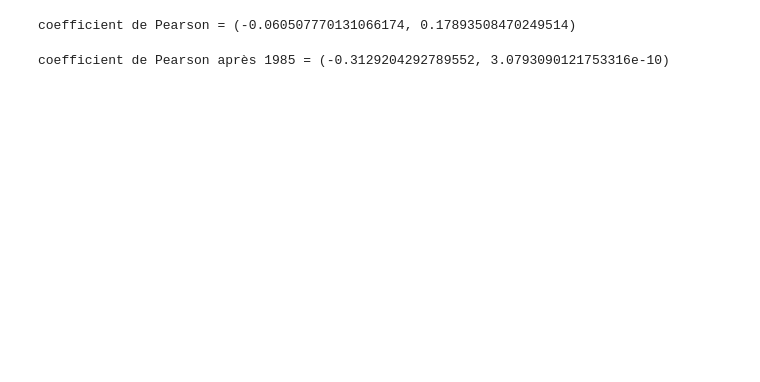
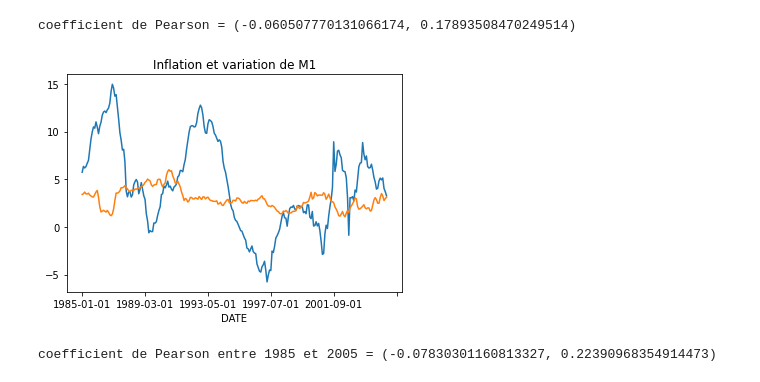
Before and after one commit to felipe-fp/corcovado, a Jupyter notebook: M1_analysis.ipynb, the cells around one changed output. Cells and saved outputs as stored; diff of their text form; code cells hidden in the pictures; blank space fills up the shorter version.

```diff
--- a/M1_analysis.ipynb
+++ b/M1_analysis.ipynb
@@ -53,17 +52,30 @@ coeff_pearson = pearsonr(x1,y1)
 print("coefficient de Pearson = {}".format(coeff_pearson))
 # %% [output]
 coefficient de Pearson = (-0.060507770131066174, 0.17893508470249514)
+# %%
+## inlfation et delta_difference de m1 entre 1985 et 2005 ##
+
+delta_difference_1985 = delta_difference.loc['1985-01-01':'2005-03-01']
+inflation_1985 = inflation.loc['1985-01-01':'2005-03-01']
+
+plt.figure()
+delta_difference_1985['M1'].plot()
+inflation_1985['delta'].plot()
+plt.title('Inflation et variation de M1')
+plt.show()
+# %% [output]
+[figure, added]
 # %%
-## inlfation et delta_difference de m1 entre 1985 et 2017 ##
+############# Analyse statistique de base #############
 
-delta_difference_1985 = delta_difference.loc['1985-01-01':'2017-03-01']
-inflation_1985 = inflation.loc['1985-01-01':'2017-03-01']
+delta_difference_1985 = delta_difference.loc['1985-01-01':'2005-03-01']
+inflation_1985 = inflation.loc['1985-01-01':'2005-03-01']
 
 x2 = inflation_1985['delta'].values
-y2 = delta_difference_1985['0'].values
+y2 = delta_difference_1985['M1'].values
 
 from scipy.stats import pearsonr
 coeff_pearson = pearsonr(x2,y2)
-print("coefficient de Pearson après 1985 = {}".format(coeff_pearson))
+print("coefficient de Pearson entre 1985 et 2005 = {}".format(coeff_pearson))
 # %% [output]
-coefficient de Pearson après 1985 = (-0.3129204292789552, 3.0793090121753316e-10)
+coefficient de Pearson entre 1985 et 2005 = (-0.07830301160813327, 0.22390968354914473)
```
Also changed, not shown: parts of 3 cells of this notebook, 6 other files.
